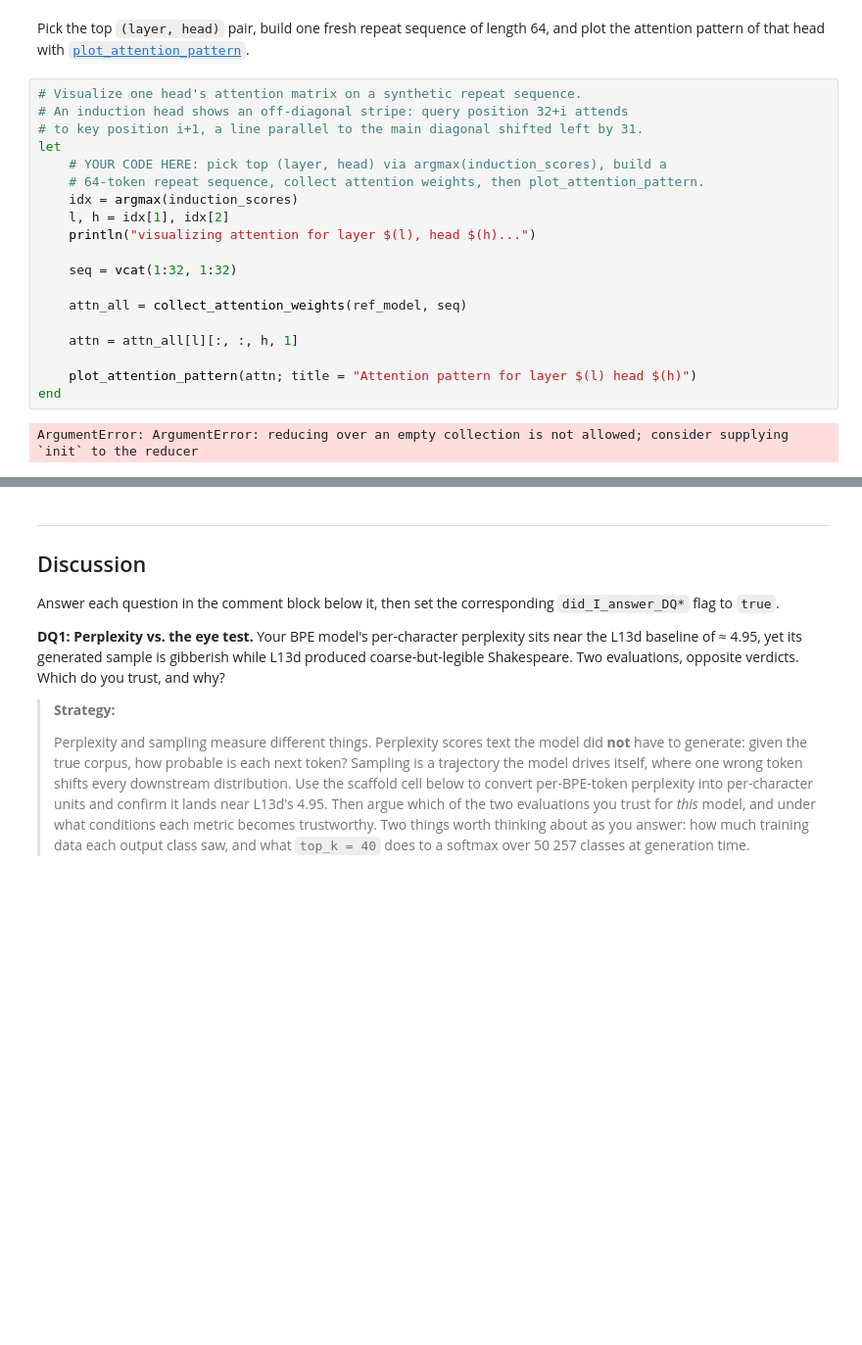
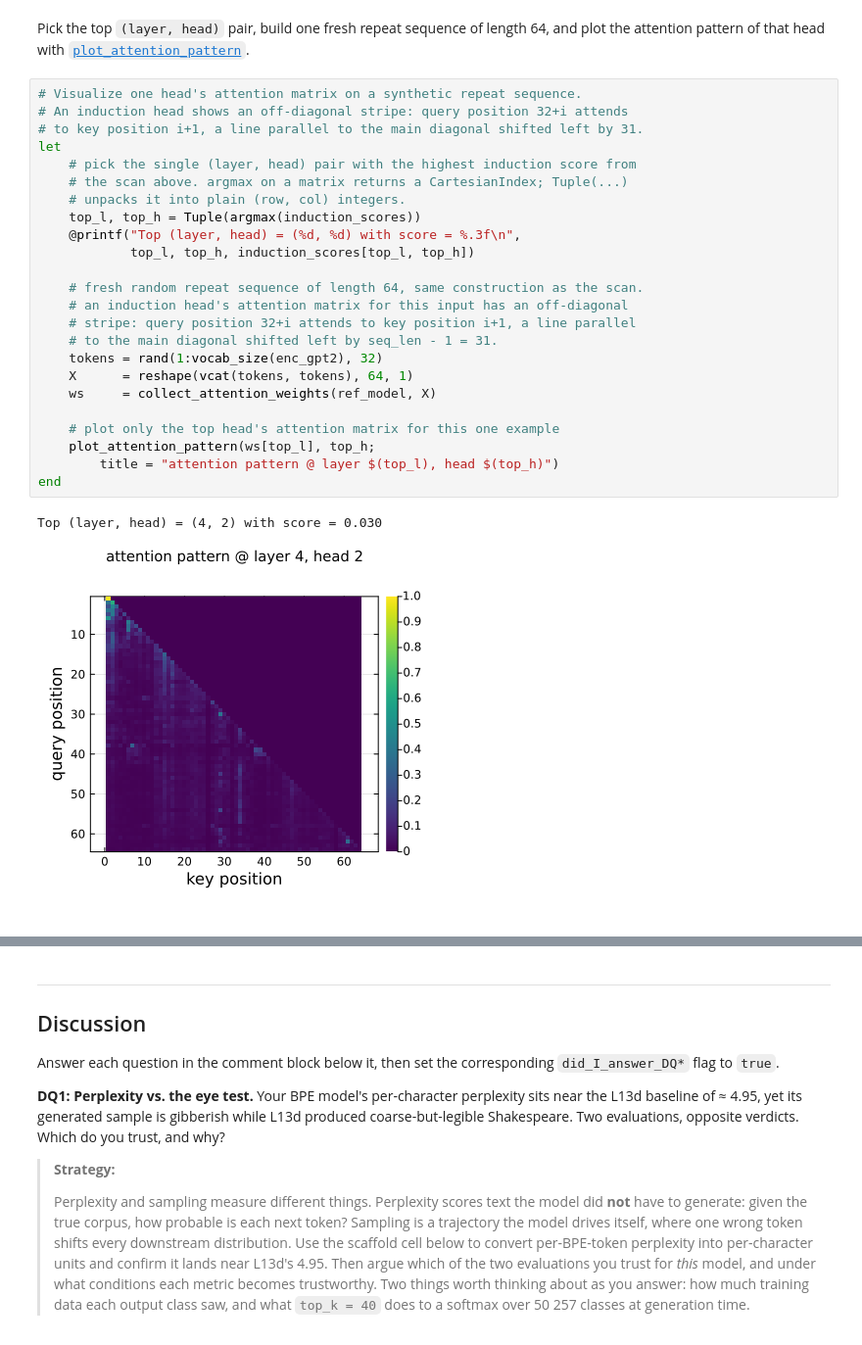
Before and after one commit to CHEME-5820-Spring-2026/ps6-5820-s26-dannymikay, a Jupyter notebook: PS6-CHEME-5820-Student-Transformers-S2026.ipynb, the cells around one changed output, grey strips where cells are left out. Shown at 98% size. Cells and saved outputs as stored; diff of their text form; blank space fills up the shorter version.

```diff
--- a/PS6-CHEME-5820-Student-Transformers-S2026.ipynb
+++ b/PS6-CHEME-5820-Student-Transformers-S2026.ipynb
@@ -486,24 +499,30 @@ Pick the top `(layer, head)` pair, build one fresh repeat sequence of length 64,
 # %%
 # Visualize one head's attention matrix on a synthetic repeat sequence.
 # An induction head shows an off-diagonal stripe: query position 32+i attends
 # to key position i+1, a line parallel to the main diagonal shifted left by 31.
 let
-    # YOUR CODE HERE: pick top (layer, head) via argmax(induction_scores), build a
-    # 64-token repeat sequence, collect attention weights, then plot_attention_pattern.
-    idx = argmax(induction_scores)
-    l, h = idx[1], idx[2]
-    println("visualizing attention for layer $(l), head $(h)...")
+    # pick the single (layer, head) pair with the highest induction score from
+    # the scan above. argmax on a matrix returns a CartesianIndex; Tuple(...)
+    # unpacks it into plain (row, col) integers.
+    top_l, top_h = Tuple(argmax(induction_scores))
+    @printf("Top (layer, head) = (%d, %d) with score = %.3f\n",
+            top_l, top_h, induction_scores[top_l, top_h])
 
-    seq = vcat(1:32, 1:32)
+    # fresh random repeat sequence of length 64, same construction as the scan.
+    # an induction head's attention matrix for this input has an off-diagonal
+    # stripe: query position 32+i attends to key position i+1, a line parallel
+    # to the main diagonal shifted left by seq_len - 1 = 31.
+    tokens = rand(1:vocab_size(enc_gpt2), 32)
+    X      = reshape(vcat(tokens, tokens), 64, 1)
+    ws     = collect_attention_weights(ref_model, X)
 
-    attn_all = collect_attention_weights(ref_model, seq)
-
-    attn = attn_all[l][:, :, h, 1]
-
-    plot_attention_pattern(attn; title = "Attention pattern for layer $(l) head $(h)")
+    # plot only the top head's attention matrix for this one example
+    plot_attention_pattern(ws[top_l], top_h;
+        title = "attention pattern @ layer $(top_l), head $(top_h)")
 end
 # %% [output]
-ArgumentError: ArgumentError: reducing over an empty collection is not allowed; consider supplying `init` to the reducer
+Top (layer, head) = (4, 2) with score = 0.030
+[figure, added]
 # %%
 # ── Autograder: Task 3 ──────────────────────────────────────────────────────
 let
```
Also changed, not shown: parts of 16 cells of this notebook.
